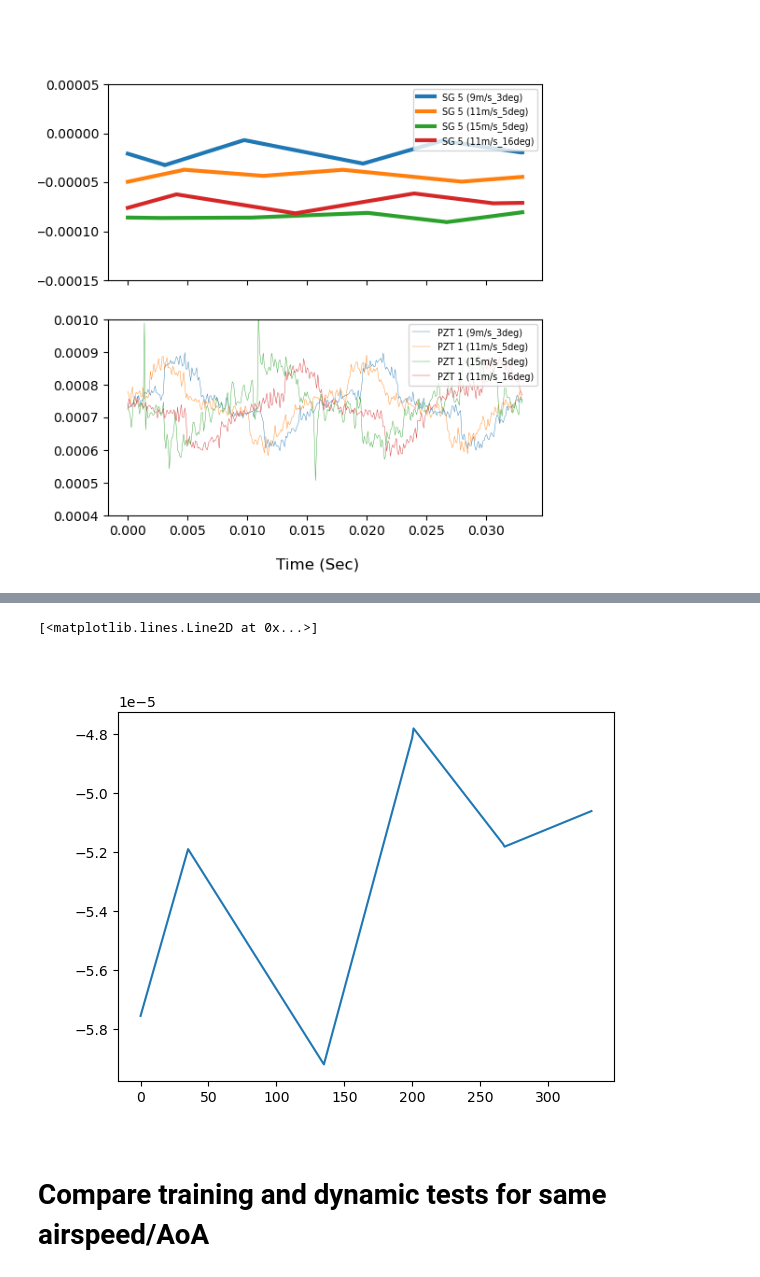
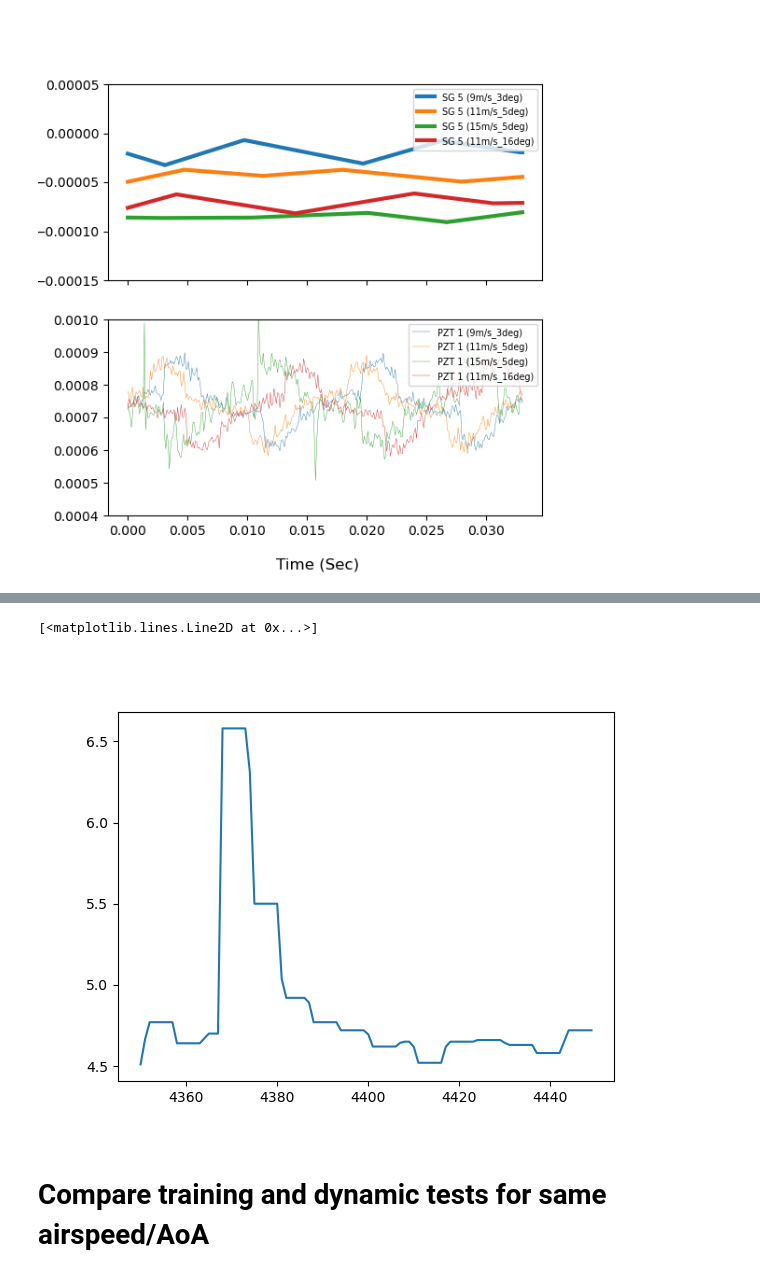
Before and after one commit to ttopac/iFlyNet-UAV, a Jupyter notebook: DataOrganization/99_investigate_data.ipynb, the cells around one changed output, grey strips where cells are left out. Drawn from its saved outputs; the diff is of its cells as text; code cells hidden in the pictures.

```diff
--- a/DataOrganization/99_investigate_data.ipynb
+++ b/DataOrganization/99_investigate_data.ipynb
@@ -201,12 +1011,9 @@ fig, ax = plt.subplots(1)
 # %% [markdown]
 ## Investigate the dynamic run Numpy data
 # %%
-data_dir = os.path.join(main_dir, "KerasML", "Dynamic1_Jan2023", "data")
-labels_dir = os.path.join(main_dir, "KerasML", "Dynamic1_Jan2023", "labels")
+data_dir = os.path.join(main_dir, "MLmodels", "Dynamic1_Jan2023", "data")
+labels_dir = os.path.join(main_dir, "MLmodels", "Dynamic1_Jan2023", "labels")
 
 run_data = np.load(os.path.join(data_dir, "dynamic1_run15.npy"))
 with open (os.path.join(labels_dir, "dynamic1_run15_truth.pkl"), "rb") as file_pi:
   state_labels_dyn = pickle.load(file_pi)
-# %%
-state_labels_dyn.insert(1, "WT_Airspeed_int", round(state_labels_dyn.WT_Airspeed))
-state_labels_dyn.insert(3, "WT_AoA_int", round(state_labels_dyn.WT_AoA))
@@ -265,9 +1105,10 @@ examples.shape
 # %%
 %matplotlib widget
-plt.plot(examples[5405,:,7])
-# %% [output]
-[<matplotlib.lines.Line2D at 0x...>]
-[figure, removed]
+# %%
+plt.plot(state_labels_dyn["Lift (lbf)"][4350:4450])
+# %% [output]
+[<matplotlib.lines.Line2D at 0x...>]
+[figure, added]
 # %% [markdown]
 # Compare training and dynamic tests for same airspeed/AoA
 # %%
```
Also changed, not shown: parts of 22 cells of this notebook.
